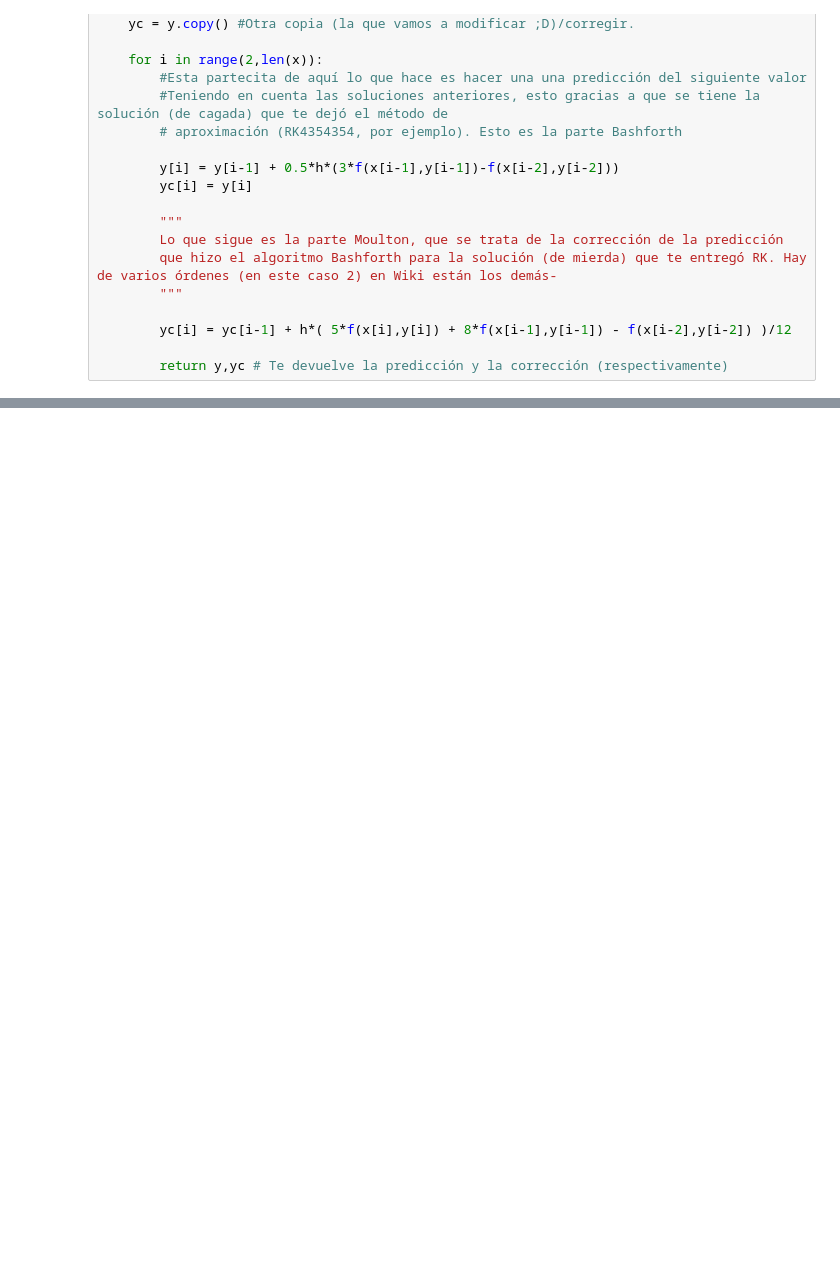
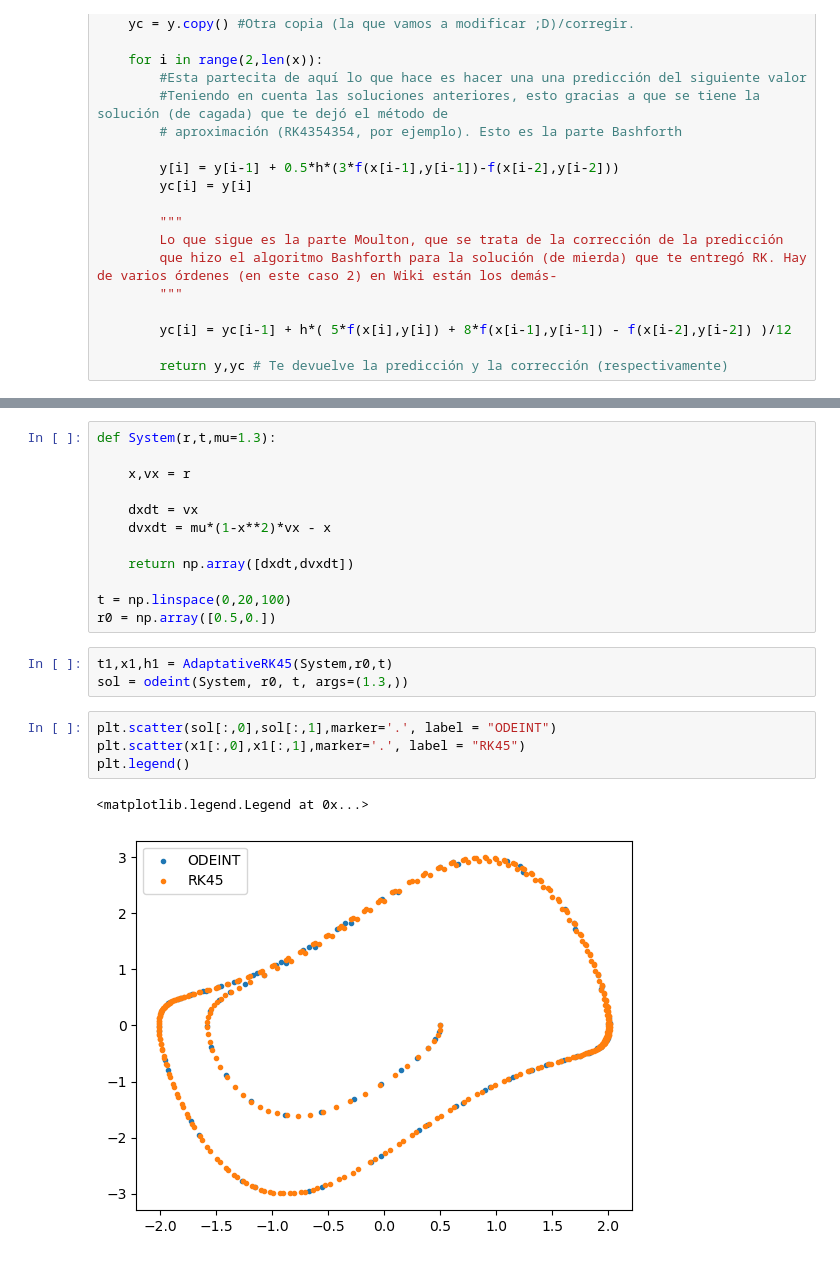
Before and after one commit to jcrojasv1/MetodosII_ThomasAndrade_JuanRojas, a Jupyter notebook: 2. Segundo Parcial/Segundo_Parcial-Particle decay. (Adaptativo).ipynb, the cells around one changed output, grey strips where cells are left out. Drawn from its saved outputs; the diff is of its cells as text; blank space fills up the shorter version.

```diff
--- a/2. Segundo Parcial/Segundo_Parcial-Particle decay. (Adaptativo).ipynb
+++ b/2. Segundo Parcial/Segundo_Parcial-Particle decay. (Adaptativo).ipynb
@@ -58,0 +145,22 @@ Bueno voy a leer lo del paso adaptativo. 4:41 a.m.
+# %%
+def System(r,t,mu=1.3):
+
+    x,vx = r
+
+    dxdt = vx
+    dvxdt = mu*(1-x**2)*vx - x
+
+    return np.array([dxdt,dvxdt])
+
+t = np.linspace(0,20,100)
+r0 = np.array([0.5,0.])
+# %%
+t1,x1,h1 = AdaptativeRK45(System,r0,t)
+sol = odeint(System, r0, t, args=(1.3,))
+# %%
+plt.scatter(sol[:,0],sol[:,1],marker='.', label = "ODEINT")
+plt.scatter(x1[:,0],x1[:,1],marker='.', label = "RK45")
+plt.legend()
+# %% [output]
+<matplotlib.legend.Legend at 0x...>
+[figure, added]
```
Also changed, not shown: parts of 4 cells of this notebook, 1 other file.
